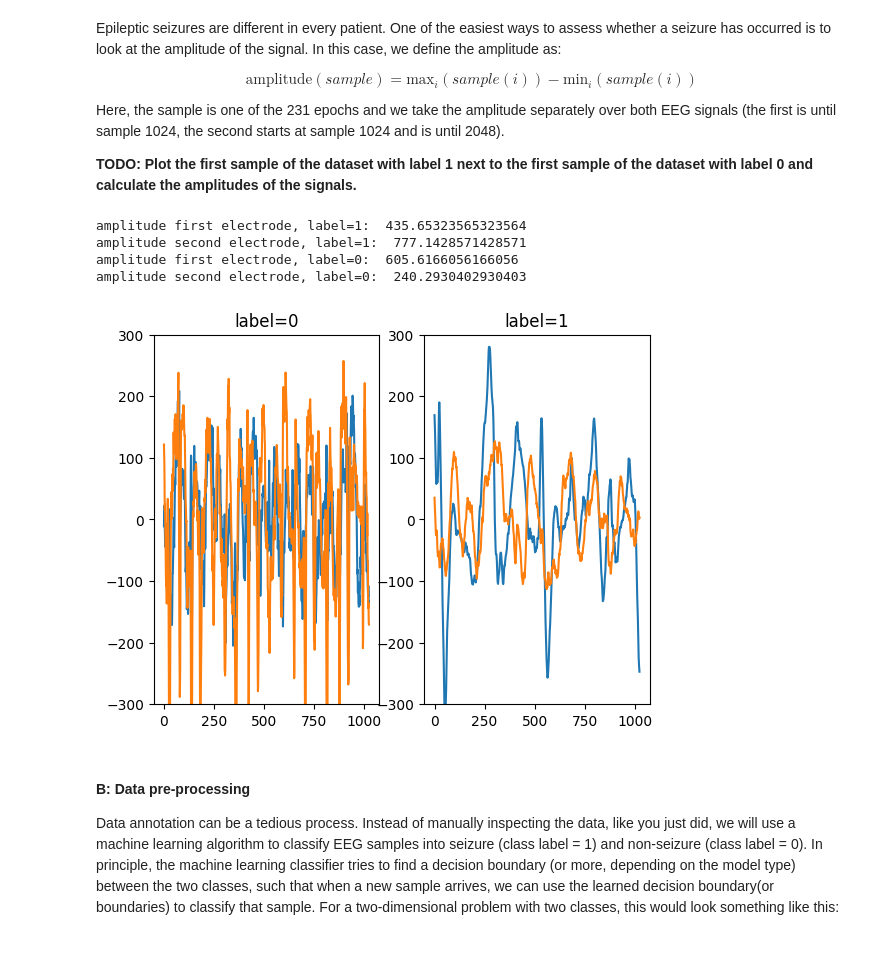
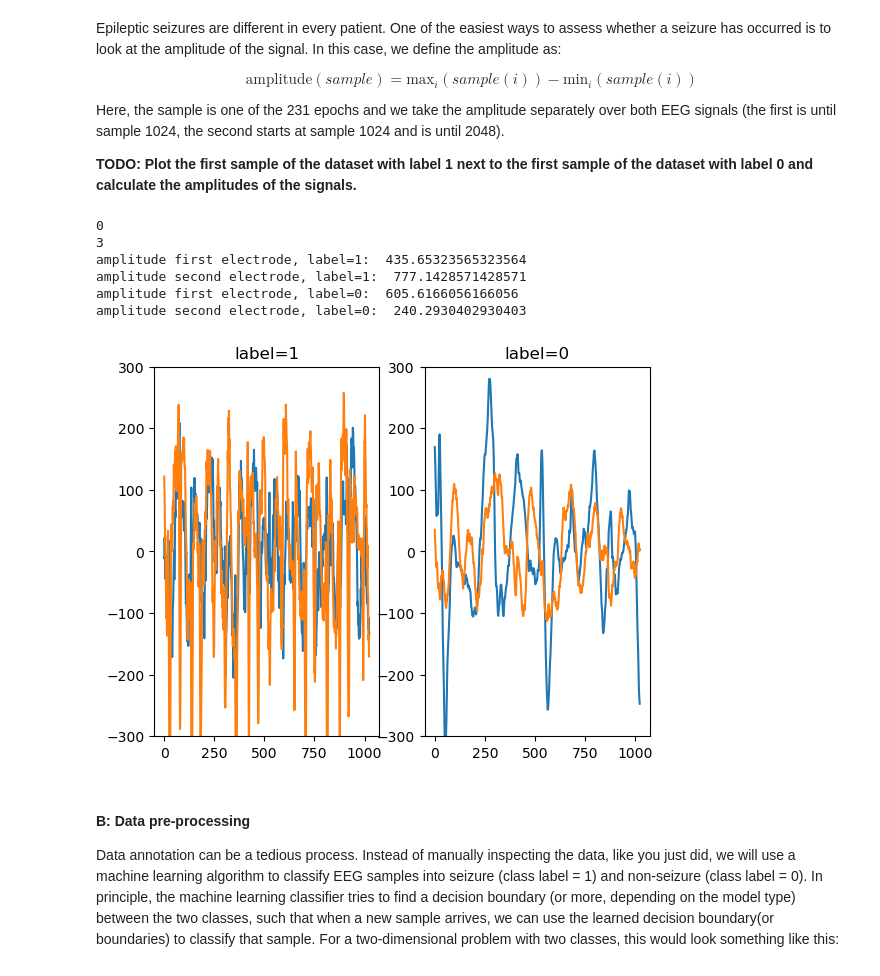
Before and after one commit to jarngolem/EITP40, a Jupyter notebook: lab2/Laboratory_2.ipynb, the cells around one changed output. Saved outputs shown, nothing was run; the diff lists cells and outputs as text; code cells hidden in the pictures.

```diff
--- a/lab2/Laboratory_2.ipynb
+++ b/lab2/Laboratory_2.ipynb
@@ -67,51 +67,51 @@ Here, the sample is one of the 231 epochs and we take the amplitude separately o
 # find first seizure and non-seizure sample in the dataset
 
 index_seizure = 0
-while(True):
-    if labels[index] == 1:
-        break
-    index+=1
+while labels[index_seizure] == 0:
+    index_seizure+=1
+print(index_seizure)
 
 index_non_seizure = 0
-while(True):
-    if labels[index_non_seizure] == 0:
-        break
+while labels[index_non_seizure] == 1:
     index_non_seizure += 1
+print(index_non_seizure)
 
 seizure_electrode1 = raw_data[index_seizure][:1024]
 seizure_electrode2 = raw_data[index_seizure][1024:]
 
 non_seizure_electrode1 = raw_data[index_non_seizure][:1024]
 non_seizure_electrode2 = raw_data[index_non_seizure][1024:]
 
 seizure_amp1 = max(seizure_electrode1) - min(seizure_electrode1)
 seizure_amp2 = max(seizure_electrode2) - min(seizure_electrode2)
 non_seizure_amp1 = max(non_seizure_electrode1) - min(non_seizure_electrode1)
 non_seizure_amp2 = max(non_seizure_electrode2) - min(non_seizure_electrode2)
 
 # plot the seizure and non-seizure epoch
 fig,(ax1,ax2) = plt.subplots(1,2)
-ax1.set_title('label=0')
+ax1.set_title('label=1')
 ax1.set_ylim([-300,300])
 ax1.plot(seizure_electrode1) # first electrode
 ax1.plot(seizure_electrode2) # second electrode
-ax2.set_title('label=1')
+ax2.set_title('label=0')
 ax2.plot(non_seizure_electrode1) # first electrode
 ax2.plot(non_seizure_electrode2) # second electrode
 ax2.set_ylim([-300,300])
 
 # calculate the amplitudes
 print('amplitude first electrode, label=1: ', seizure_amp1)
 print('amplitude second electrode, label=1: ', seizure_amp2)
 
 print('amplitude first electrode, label=0: ', non_seizure_amp1)
 print('amplitude second electrode, label=0: ', non_seizure_amp2)
 # %% [output]
+0
+3
 amplitude first electrode, label=1:  435.65323565323564
 amplitude second electrode, label=1:  777.1428571428571
 amplitude first electrode, label=0:  605.6166056166056
 amplitude second electrode, label=0:  240.2930402930403
-[figure, old version]
+[figure, new version]
 # %% [markdown]
 #### B: Data pre-processing
 Data annotation can be a tedious process. Instead of manually inspecting the data, like you just did, we will use a machine learning algorithm to classify EEG samples into seizure (class label = 1) and non-seizure (class label = 0). In principle, the machine learning classifier tries to find a decision boundary (or more, depending on the model type) between the two classes, such that when a new sample arrives, we can use the learned decision boundary(or boundaries) to classify that sample.
```
